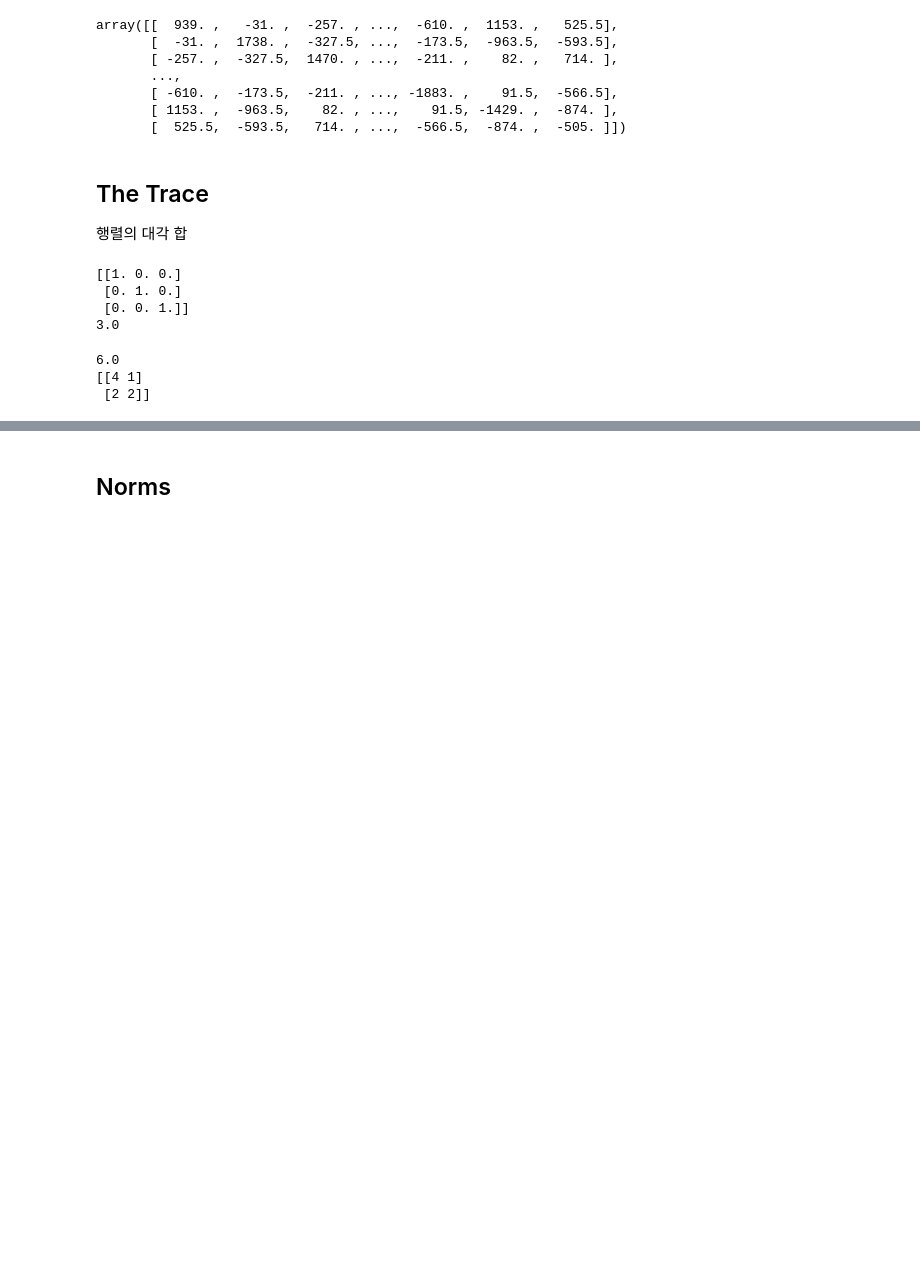
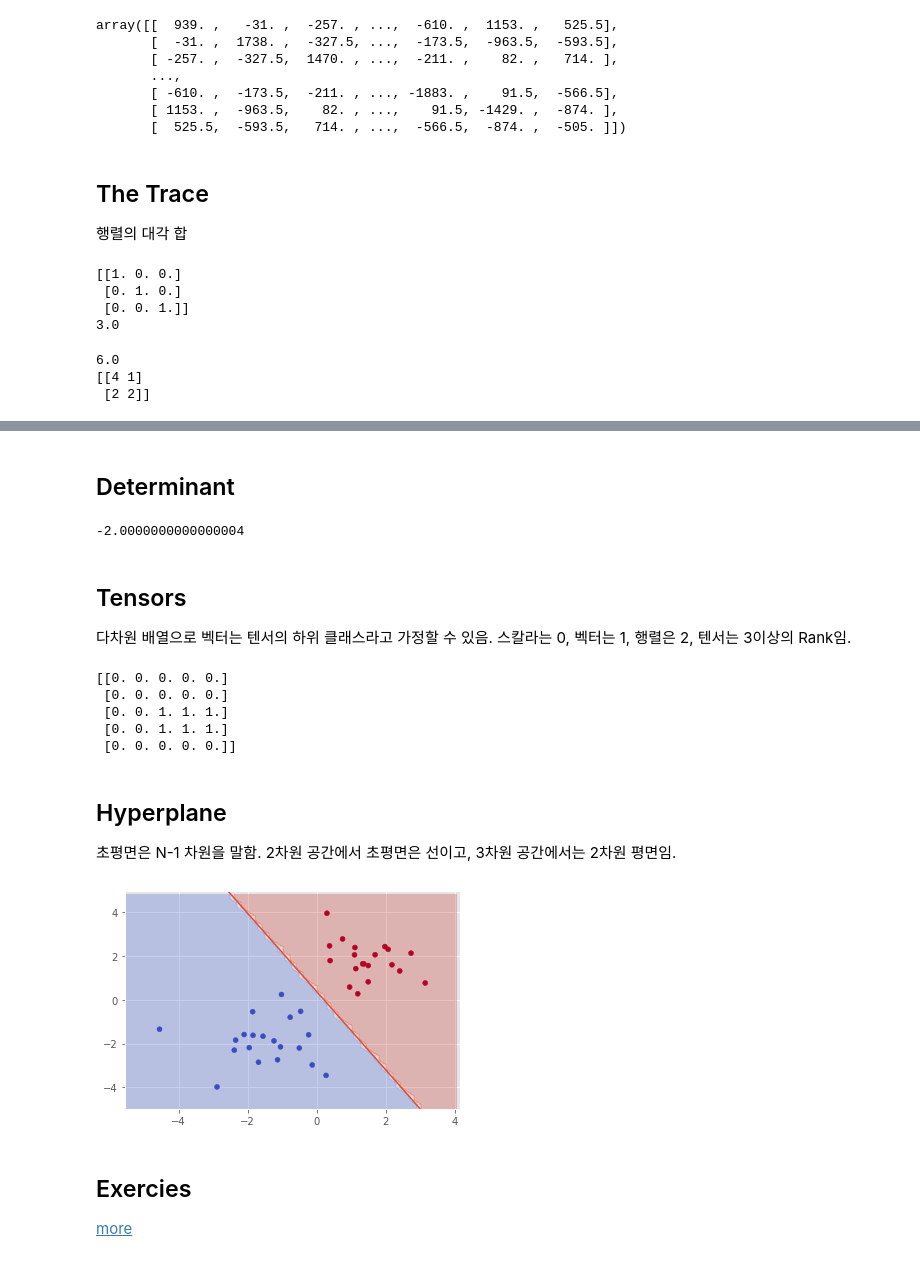
Before and after one commit to data-droid/study, a Jupyter notebook: kaggleKernel/LinearAlgebra.ipynb, the cells around one changed output, grey strips where cells are left out. Drawn from its saved outputs; the diff is of its cells as text; code cells hidden in the pictures; blank space fills up the shorter version.

```diff
--- a/kaggleKernel/LinearAlgebra.ipynb
+++ b/kaggleKernel/LinearAlgebra.ipynb
@@ -294,2 +381,57 @@ print(matrix2)
 # %% [markdown]
-## Norms
+## Determinant
+# %%
+a = np.array([[1, 2], [3, 4]])
+np.linalg.det(a)
+# %% [output]
+-2.0000000000000004
+# %% [markdown]
+## Tensors
+다차원 배열으로 벡터는 텐서의 하위 클래스라고 가정할 수 있음. 스칼라는 0, 벡터는 1, 행렬은 2, 텐서는 3이상의 Rank임.
+# %%
+A = tf.Variable(np.zeros((5,5), dtype=np.float32), trainable=False)
+new_part = tf.ones((2,3))
+update_A = A[2:4,2:5].assign(new_part)
+sess = tf.InteractiveSession()
+tf.global_variables_initializer().run()
+print(update_A.eval())
+# %% [output]
+[[0. 0. 0. 0. 0.]
+ [0. 0. 0. 0. 0.]
+ [0. 0. 1. 1. 1.]
+ [0. 0. 1. 1. 1.]
+ [0. 0. 0. 0. 0.]]
+# %% [markdown]
+## Hyperplane
+초평면은 N-1 차원을 말함. 2차원 공간에서 초평면은 선이고, 3차원 공간에서는 2차원 평면임.
+# %%
+np.random.seed(0)
+X = np.r_[np.random.randn(20, 2) - [2, 2], np.random.randn(20, 2) + [2, 2]]
+Y = [0] * 20 + [1] * 20
+
+fig, ax = plt.subplots()
+clf2 = svm.LinearSVC(C=1).fit(X, Y)
+
+# get the separating hyperplane
+w = clf2.coef_[0]
+a = -w[0] / w[1]
+xx = np.linspace(-5,5)
+yy = a * xx - (clf2.intercept_[0] / w[1])
+
+# create a mesh to plot in
+x_min, x_max = X[:,0].min()-1, X[:,0].max()+1
+y_min, y_max = X[:,1].min()-1, X[:,1].max()+1
+xx2, yy2 = np.meshgrid(np.arange(x_min, x_max, .2), np.arange(y_min, y_max, .2))
+Z = clf2.predict(np.c_[xx2.ravel(), yy2.ravel()])
+Z = Z.reshape(xx2.shape)
+ax.contourf(xx2, yy2, Z, cmap=plt.cm.coolwarm, alpha=.3)
+ax.scatter(X[:,0], X[:,1], c=Y, cmap=plt.cm.coolwarm, s=25)
+ax.plot(xx,yy)
+
+ax.axis([x_min, x_max, y_min, y_max])
+plt.show()
+# %% [output]
+[figure, added]
+# %% [markdown]
+## Exercies
+[more](https://www.datacamp.com/community/blog/python-scipy-cheat-sheet)
```
Also changed, not shown: parts of 15 cells of this notebook.
